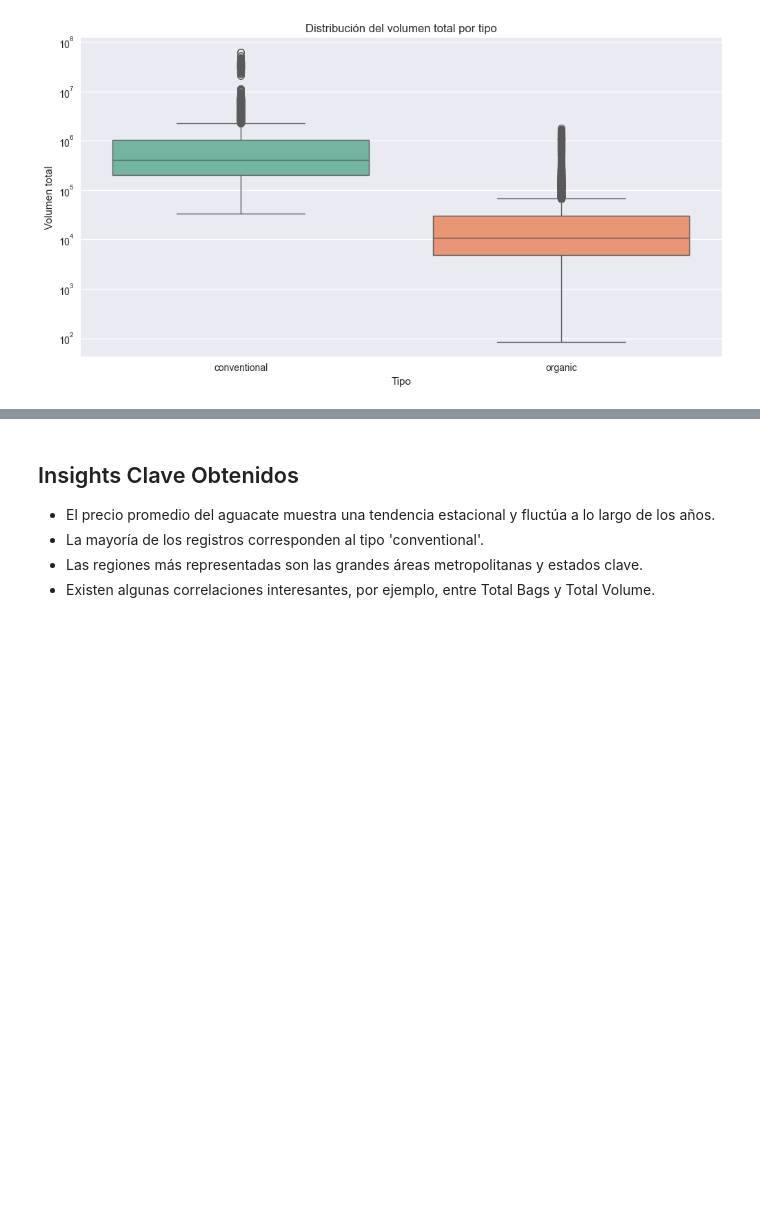
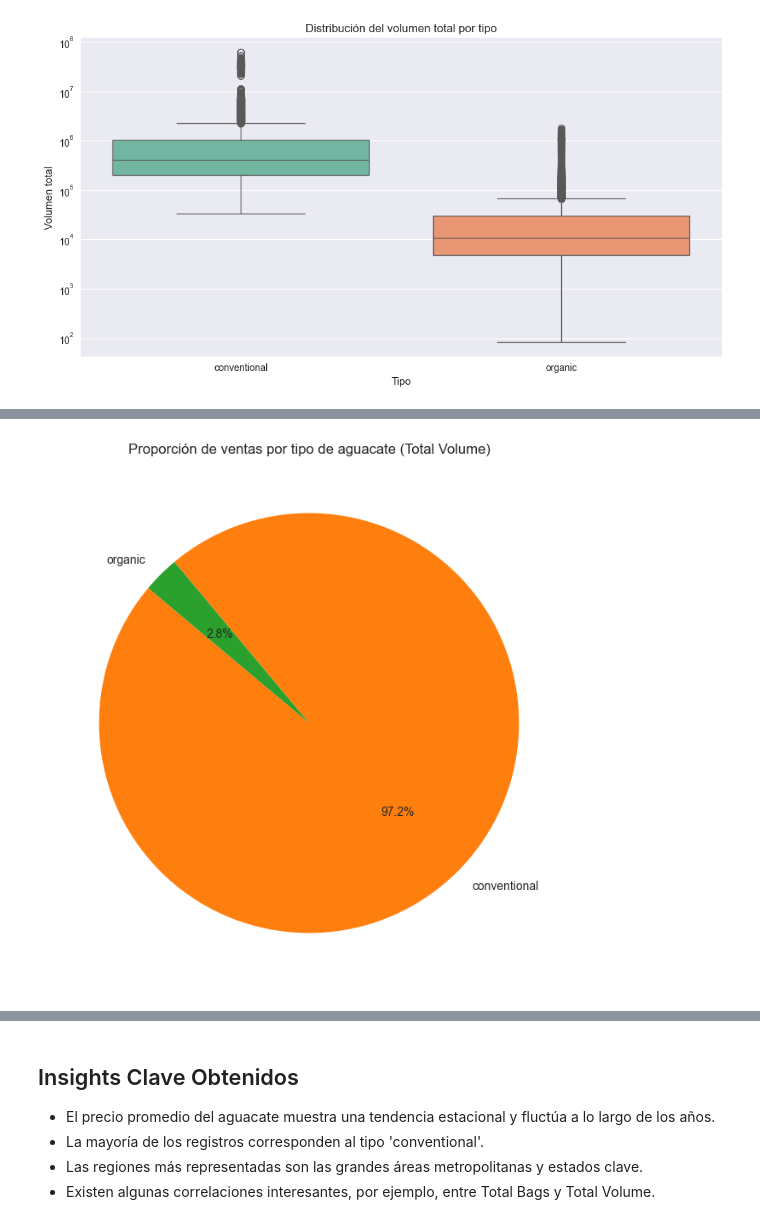
Before and after one commit to Esmeralda-RG/avocado_prices, a Jupyter notebook: avocado_prediction.ipynb, the cells around one changed output, grey strips where cells are left out. Saved outputs shown, nothing was run; the diff lists cells and outputs as text; code cells hidden in the pictures; blank space fills up the shorter version.

Commit message:
new graphics

```diff
--- a/avocado_prediction.ipynb
+++ b/avocado_prediction.ipynb
@@ -292,0 +304,11 @@ Passing `palette` without assigning `hue` is deprecated and will be removed in v
+# %%
+# Sumar Total Volume por tipo
+sales_by_type = df.groupby('type')['Total Volume'].sum()
+
+# Gráfica de torta
+plt.figure(figsize=(8, 8))
+plt.pie(sales_by_type, labels=sales_by_type.index, autopct='%1.1f%%', colors=['#FF7F0E', '#2CA02C'], startangle=140)
+plt.title('Proporción de ventas por tipo de aguacate (Total Volume)')
+plt.show()
+# %% [output]
+[figure, added]
```
Also changed, not shown: parts of 5 cells of this notebook.
